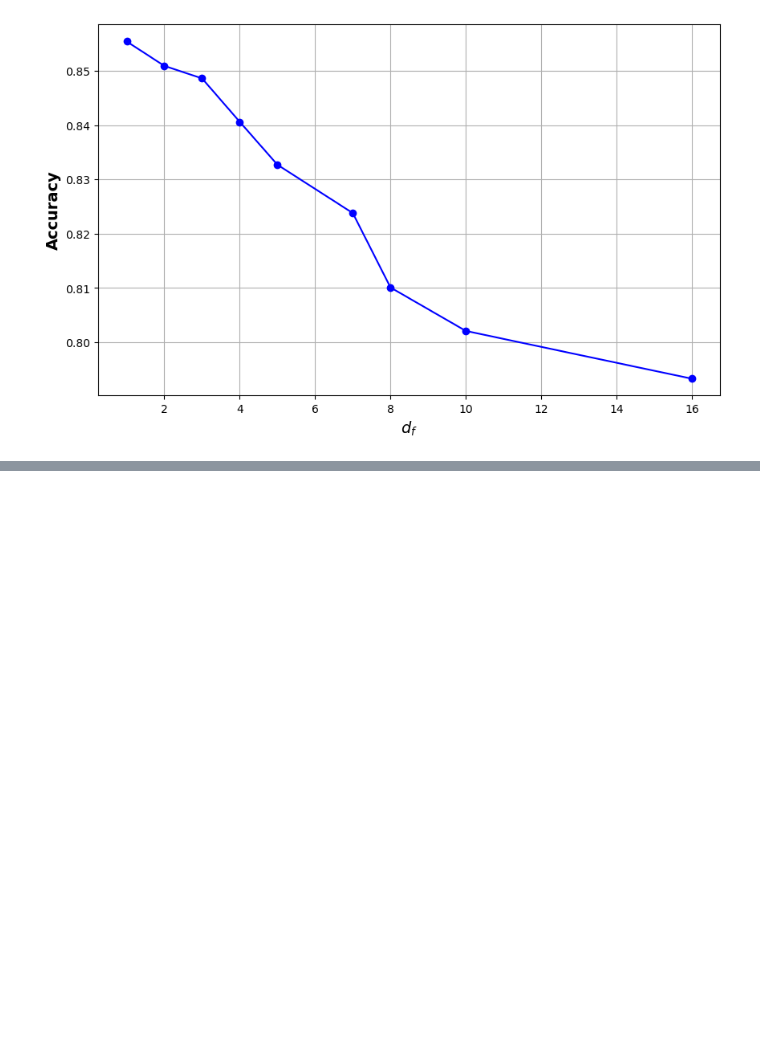
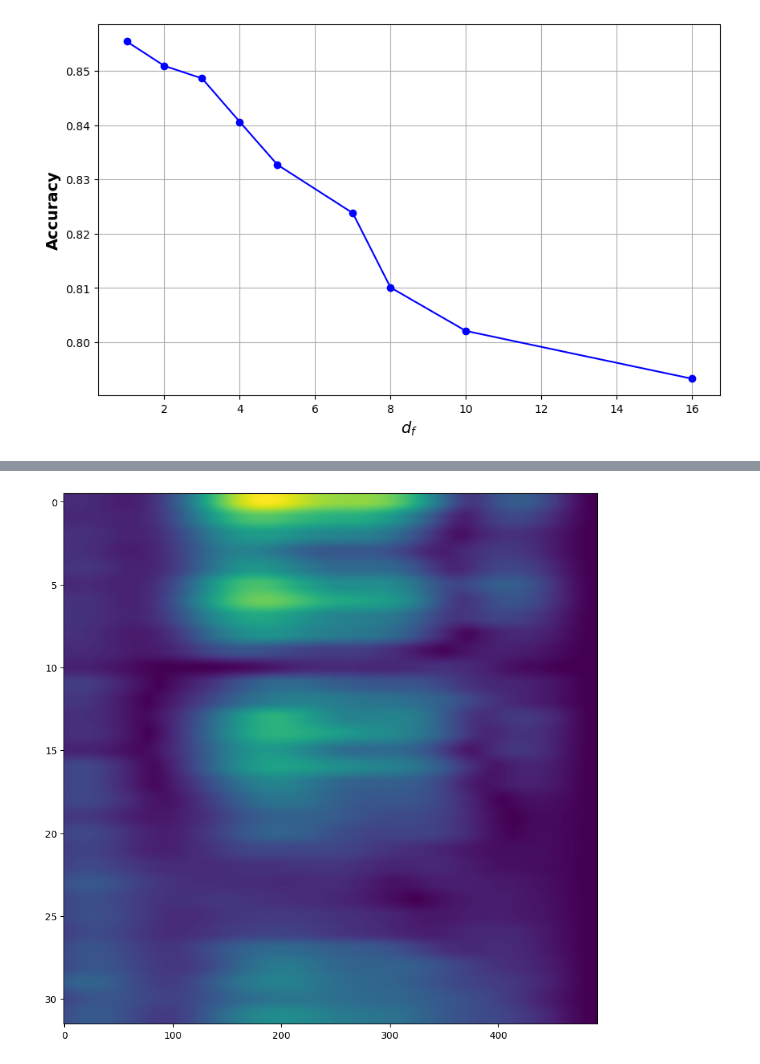
Before and after one commit to NetanelBlumenfeld/Radar-Sr-Classifer, a Jupyter notebook: python/gestures/notebooks/results.ipynb, the cells around one changed output, grey strips where cells are left out. Cells and saved outputs as stored; diff of their text form; code cells hidden in the pictures; blank space fills up the shorter version.

```diff
--- a/python/gestures/notebooks/results.ipynb
+++ b/python/gestures/notebooks/results.ipynb
@@ -395,23 +213,0 @@ np.save("cm_dx_4_dy_4_lr.npy", cm)
-# %%
-import numpy as np
-import matplotlib.pyplot as plt
-
-def f(x, y):
-    return (17/6) * y**3 + 0.25 * x**2 * y**2 + 3 * x * y**2 + 2 * x**2 * y + 2 * x**2 + y**2
-
-# Define the range for x and y
-x = np.linspace(-3, 3, 400)
-y = np.linspace(-3, 3, 400)
-
-X, Y = np.meshgrid(x, y)
-Z = f(X, Y)
-
-# Plotting the level sets
-plt.figure(figsize=(8, 6))
-contour = plt.contour(X, Y, Z, levels=2, cmap='viridis')
-plt.clabel(contour, inline=True, fontsize=8)
-plt.title('Level Sets of f(x, y)')
-plt.xlabel('x')
-plt.ylabel('y')
-plt.colorbar(contour)
-plt.show()
@@ -419,0 +273,6 @@ plt.show()
+# %%
+for x,y in data_loader['val']:
+    lr_imgs = x
+    hr_imgs = y
+    print(lr_imgs.shape, hr_imgs[0].shape)
+    break
@@ -419,0 +301,6 @@ plt.show()
+# %%
+hr = x[1]
+hr.shape
+plot_abs(hr[0,0])
+# %% [output]
+[figure, added]
```
Also changed, not shown: parts of 17 cells of this notebook, 5 other files.
